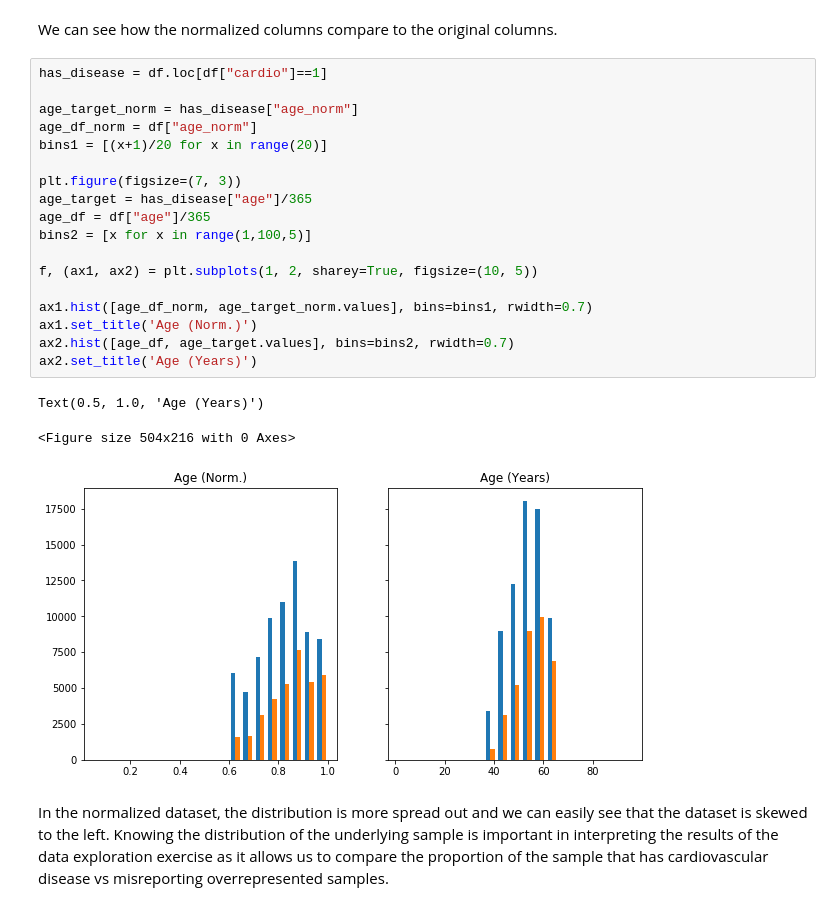
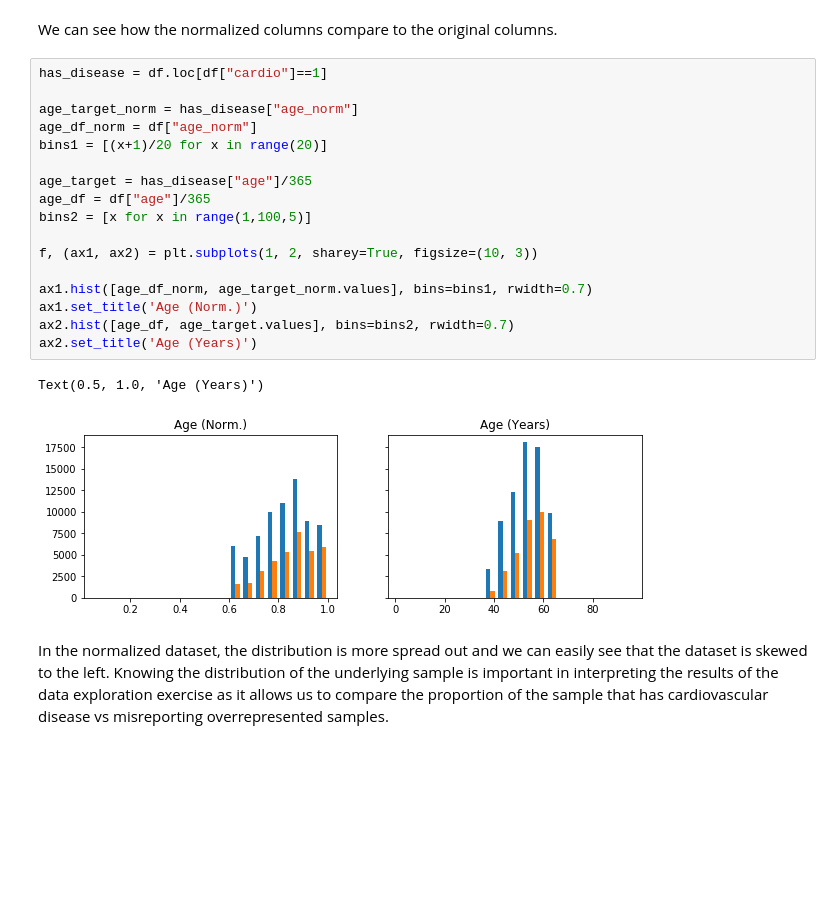
Before and after one commit to bellyn/heart_disease_prediction, a Jupyter notebook: Predicting Cardiovascular Disease.ipynb, the cells around one changed output. Saved outputs shown, nothing was run; the diff lists cells and outputs as text; blank space fills up the shorter version.

```diff
--- a/Predicting Cardiovascular Disease.ipynb
+++ b/Predicting Cardiovascular Disease.ipynb
@@ -115,25 +115,23 @@ We can see how the normalized columns compare to the original columns.
 # %%
 has_disease = df.loc[df["cardio"]==1]
 
 age_target_norm = has_disease["age_norm"]
 age_df_norm = df["age_norm"]
 bins1 = [(x+1)/20 for x in range(20)]
 
-plt.figure(figsize=(7, 3))
 age_target = has_disease["age"]/365
 age_df = df["age"]/365
 bins2 = [x for x in range(1,100,5)]
 
-f, (ax1, ax2) = plt.subplots(1, 2, sharey=True, figsize=(10, 5))
+f, (ax1, ax2) = plt.subplots(1, 2, sharey=True, figsize=(10, 3))
 
 ax1.hist([age_df_norm, age_target_norm.values], bins=bins1, rwidth=0.7)
 ax1.set_title('Age (Norm.)')
 ax2.hist([age_df, age_target.values], bins=bins2, rwidth=0.7)
 ax2.set_title('Age (Years)')
 # %% [output]
 Text(0.5, 1.0, 'Age (Years)')
-<Figure size 504x216 with 0 Axes>
-[figure, old version]
+[figure, new version]
 # %% [markdown]
 In the normalized dataset, the distribution is more spread out and we can easily see that the dataset is skewed to the left. Knowing the distribution of the underlying sample is important in interpreting the results of the data exploration exercise as it allows us to compare the proportion of the sample that has cardiovascular disease vs misreporting overrepresented samples.
 # %%
```
Also changed, not shown: parts of 28 cells of this notebook.
